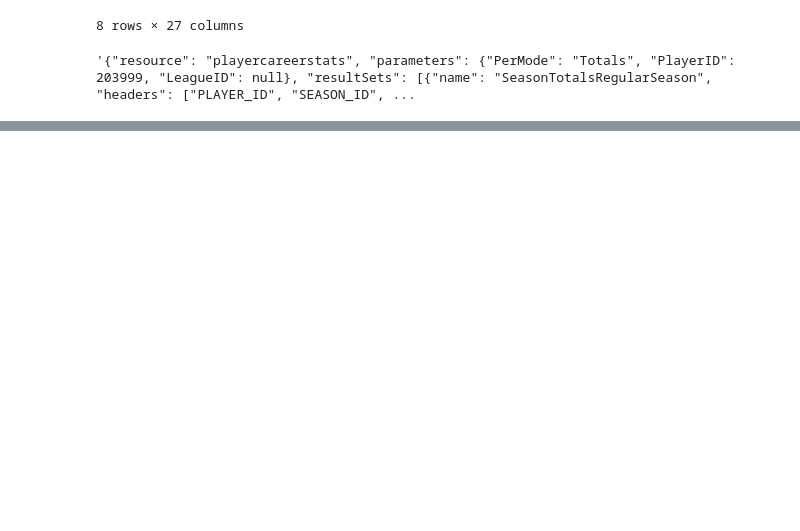
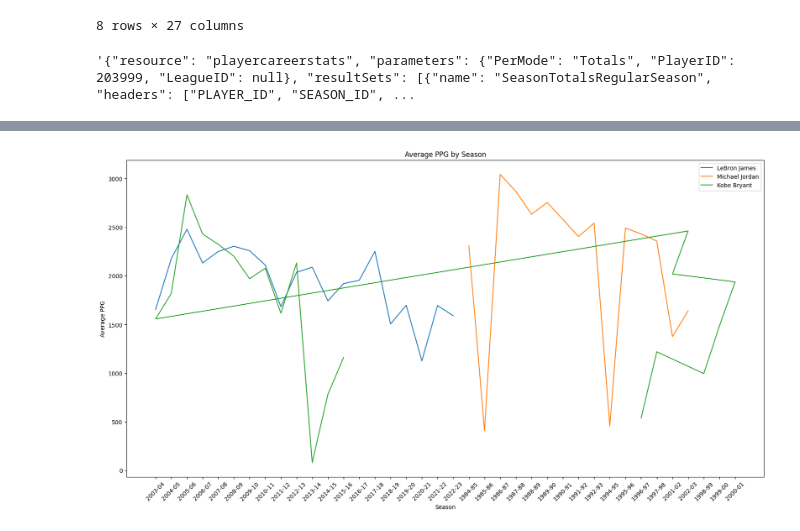
Before and after one commit to RaymondCJA/nba_DE_analysis, a Jupyter notebook: main_proj.ipynb, the cells around one changed output, grey strips where cells are left out. Cells and saved outputs as stored; diff of their text form; code cells hidden in the pictures; blank space fills up the shorter version.

```diff
--- a/main_proj.ipynb
+++ b/main_proj.ipynb
@@ -35,0 +203,45 @@ career_json
+# %%
+import pandas as pd
+from nba_api.stats.static import players
+from nba_api.stats.endpoints import PlayerCareerStats
+import matplotlib.pyplot as plt
+
+def get_player_career_data(player_name):
+    player_dict = players.get_players()
+    player = [player for player in player_dict if player['full_name'] == player_name][0]
+    player_id = player['id']
+
+    career = PlayerCareerStats(player_id=player_id)
+    career_dict = career.get_dict()
+    headers = career_dict['resultSets'][0]['headers']
+    rowSet = career_dict['resultSets'][0]['rowSet']
+
+    df = pd.DataFrame(rowSet, columns=headers)
+    df = df.sort_values('SEASON_ID')  # Sorting the DataFrame by SEASON_ID
+    return df
+
+player_names = ["LeBron James", "Michael Jordan", "Kobe Bryant"]
+player_data = {}
+
+for name in player_names:
+    player_data[name] = get_player_career_data(name)
+
+def calculate_seasonal_avg_ppg(df):
+    return df.groupby('SEASON_ID')['PTS'].mean().sort_index()
+
+avg_ppg_by_season = {}
+for name, data in player_data.items():
+    avg_ppg_by_season[name] = calculate_seasonal_avg_ppg(data)
+
+plt.figure(figsize=[20, 10])
+for name, data in avg_ppg_by_season.items():
+    plt.plot(data.index, data, label=name)
+
+plt.legend()
+plt.title('Average PPG by Season')
+plt.xlabel('Season')
+plt.ylabel('Average PPG')
+plt.xticks(rotation=45)
+plt.show()
+# %% [output]
+[figure, added]
```
Also changed, not shown: parts of 13 cells of this notebook.
